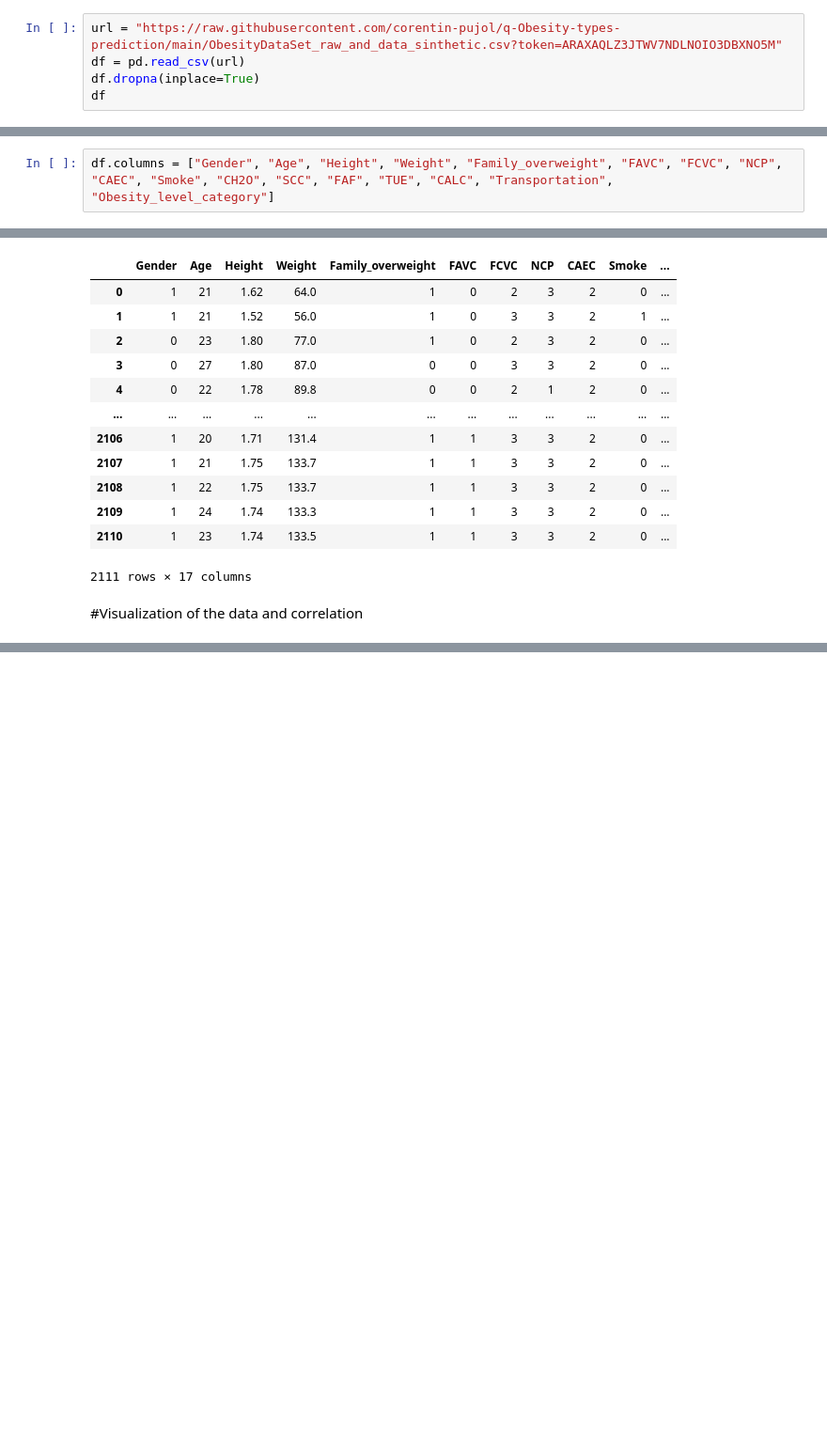
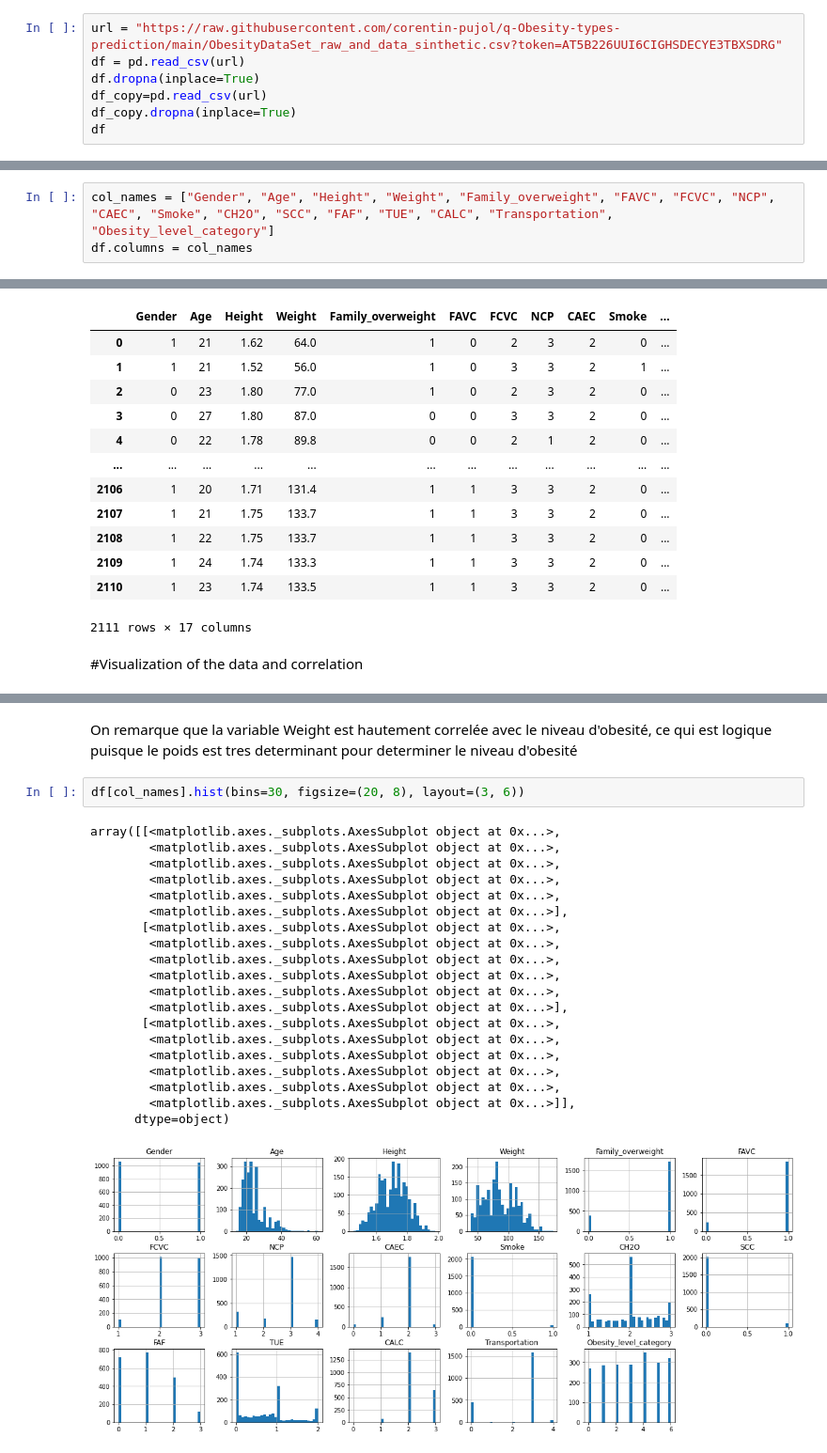
Before and after one commit to corentin-pujol/Obesity-types-prediction, a Jupyter notebook: Obesity_levels_prediction.ipynb, the cells around one changed output, grey strips where cells are left out. Shown at 94% size. Drawn from its saved outputs; the diff is of its cells as text; blank space fills up the shorter version.

```diff
--- a/Obesity_levels_prediction.ipynb
+++ b/Obesity_levels_prediction.ipynb
@@ -7,7 +12,9 @@ import pandas as pd
 # %%
-url = "https://raw.githubusercontent.com/corentin-pujol/q-Obesity-types-prediction/main/ObesityDataSet_raw_and_data_sinthetic.csv?token=ARAXAQLZ3JTWV7NDLNOIO3DBXNO5M"
+url = "https://raw.githubusercontent.com/corentin-pujol/q-Obesity-types-prediction/main/ObesityDataSet_raw_and_data_sinthetic.csv?token=AT5B226UUI6CIGHSDECYE3TBXSDRG"
 df = pd.read_csv(url)
 df.dropna(inplace=True)
+df_copy=pd.read_csv(url)
+df_copy.dropna(inplace=True)
 df
 # %% [output]
 |  | Gender | Age | Height | Weight | family_history_with_overweight | FAVC | FCVC | NCP | CAEC | SMOKE | ... |
@@ -24,7 +31,8 @@ df
 | 2110 | Female | 23.664709 | 1.738836 | 133.472641 | yes | yes | 3.0 | 3.0 | Sometimes | no | ... |
 2111 rows × 17 columns
 # %%
-df.columns = ["Gender", "Age", "Height", "Weight", "Family_overweight", "FAVC", "FCVC", "NCP", "CAEC", "Smoke", "CH2O", "SCC", "FAF", "TUE", "CALC", "Transportation", "Obesity_level_category"]
+col_names = ["Gender", "Age", "Height", "Weight", "Family_overweight", "FAVC", "FCVC", "NCP", "CAEC", "Smoke", "CH2O", "SCC", "FAF", "TUE", "CALC", "Transportation", "Obesity_level_category"]
+df.columns = col_names
 # %% [markdown]
 Columns names description :
 
@@ -117,3 +122,28 @@ sns.heatmap(corr_df, annot=True)
 plt.show()
 # %% [output]
 [figure]
+# %% [markdown]
+On remarque que la variable Weight est hautement correlée avec le niveau d'obesité, ce qui est logique puisque le poids est tres determinant pour determiner le niveau d'obesité
+# %%
+df[col_names].hist(bins=30, figsize=(20, 8), layout=(3, 6))
+# %% [output]
+array([[<matplotlib.axes._subplots.AxesSubplot object at 0x...>,
+        <matplotlib.axes._subplots.AxesSubplot object at 0x...>,
+        <matplotlib.axes._subplots.AxesSubplot object at 0x...>,
+        <matplotlib.axes._subplots.AxesSubplot object at 0x...>,
+        <matplotlib.axes._subplots.AxesSubplot object at 0x...>,
+        <matplotlib.axes._subplots.AxesSubplot object at 0x...>],
+       [<matplotlib.axes._subplots.AxesSubplot object at 0x...>,
+        <matplotlib.axes._subplots.AxesSubplot object at 0x...>,
+        <matplotlib.axes._subplots.AxesSubplot object at 0x...>,
+        <matplotlib.axes._subplots.AxesSubplot object at 0x...>,
+        <matplotlib.axes._subplots.AxesSubplot object at 0x...>,
+        <matplotlib.axes._subplots.AxesSubplot object at 0x...>],
+       [<matplotlib.axes._subplots.AxesSubplot object at 0x...>,
+        <matplotlib.axes._subplots.AxesSubplot object at 0x...>,
+        <matplotlib.axes._subplots.AxesSubplot object at 0x...>,
+        <matplotlib.axes._subplots.AxesSubplot object at 0x...>,
+        <matplotlib.axes._subplots.AxesSubplot object at 0x...>,
+        <matplotlib.axes._subplots.AxesSubplot object at 0x...>]],
+      dtype=object)
+[figure, added]
```
Also changed, not shown: parts of 19 cells of this notebook.
